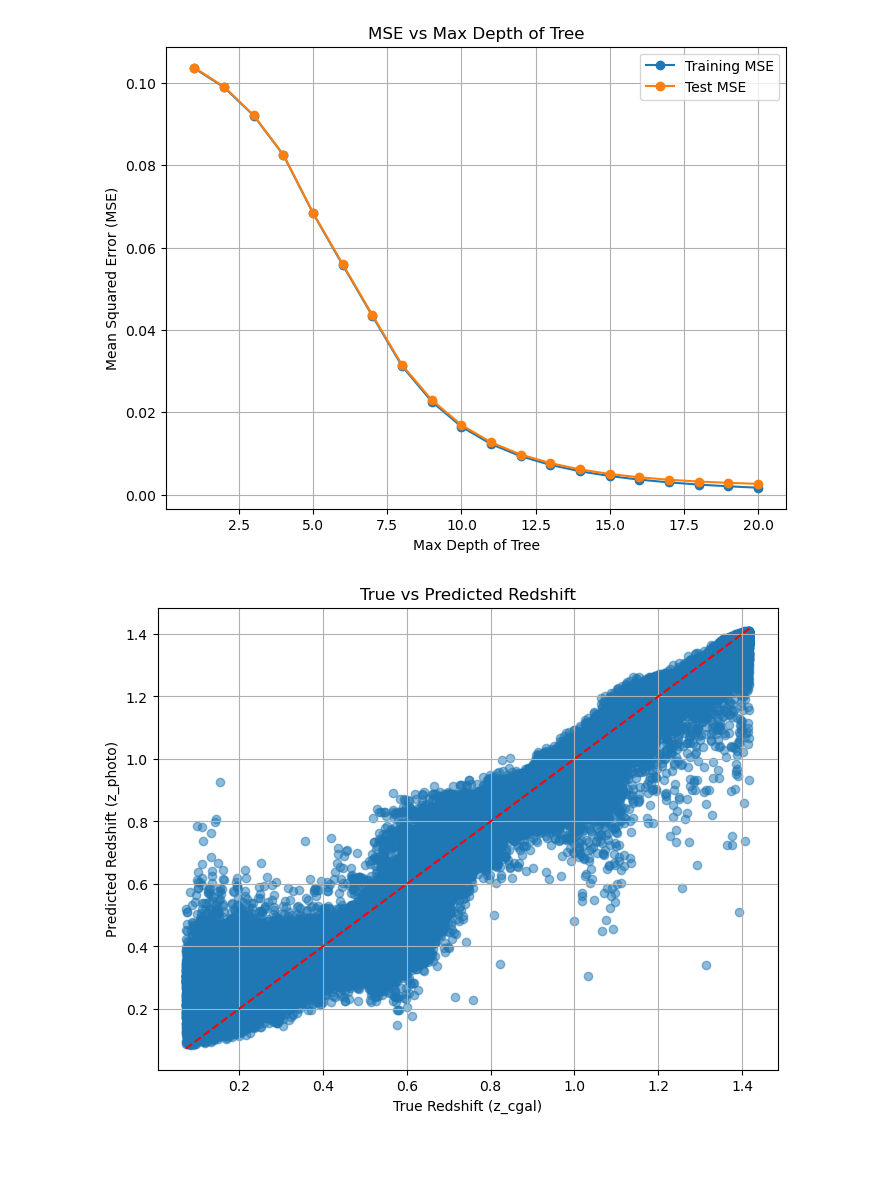
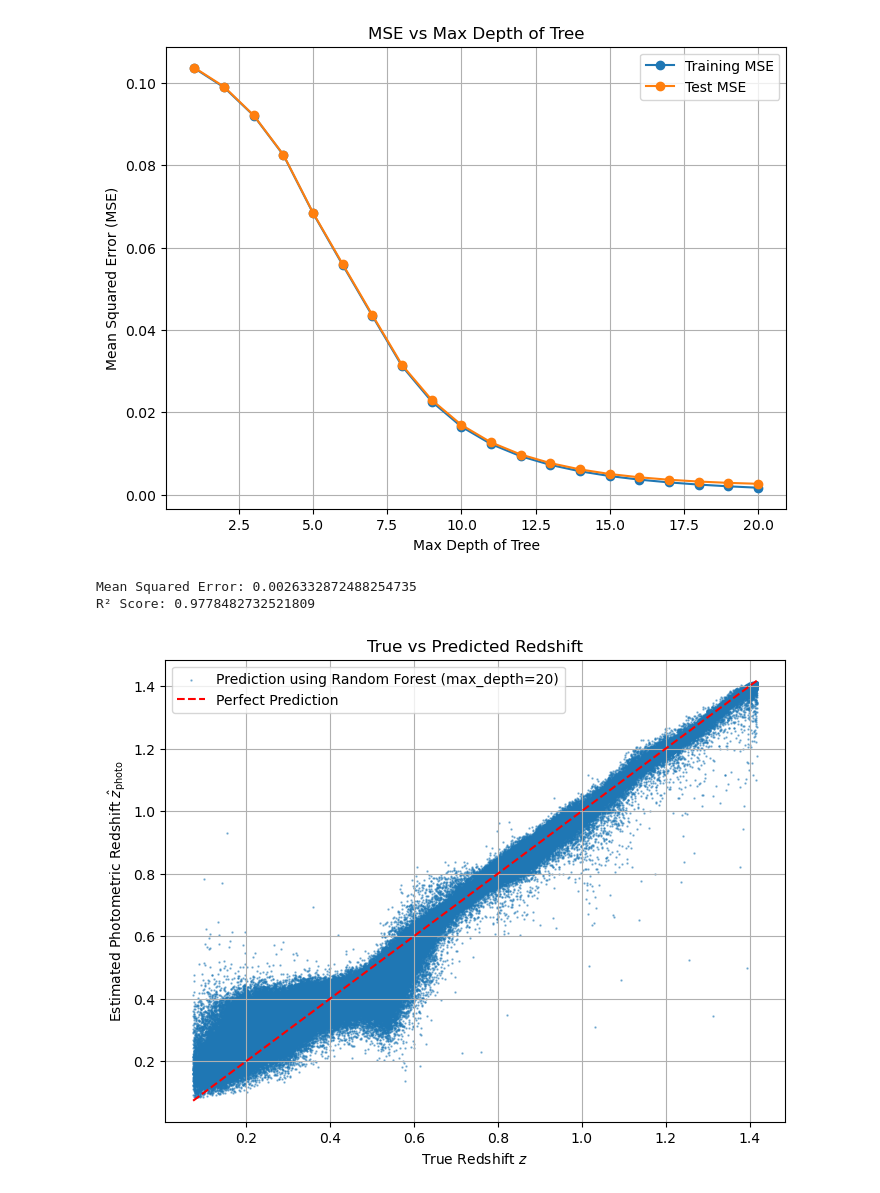
Before and after one commit to Rintaro0406/inlabru_nbody, a Jupyter notebook: notebooks/micecat2_random_forest_photoz.ipynb, the cells around one changed output. Saved outputs shown, nothing was run; the diff lists cells and outputs as text; code cells hidden in the pictures; blank space fills up the shorter version.

```diff
--- a/notebooks/micecat2_random_forest_photoz.ipynb
+++ b/notebooks/micecat2_random_forest_photoz.ipynb
@@ -179,18 +179,42 @@ plt.savefig("/Users/r.kanaki/code/inlabru_nbody/output/Random_Forest/MSE_vs_Max_
 plt.show()
 # %% [output]
 [figure]
+# %%
+# Standize the features
+X = (X - X.mean()) / X.std()
+# Train-test split
+X_train, X_test, y_train, y_test = train_test_split(X, y, test_size=0.2, random_state=42)
+
+# Build and train the Random Forest model
+rf = RandomForestRegressor(n_estimators=100, max_depth=20, random_state=42)
+rf.fit(X_train, y_train)
+
+# Predictions
+y_pred = rf.predict(X_test)
+
+# Evaluate the model
+mse = mean_squared_error(y_test, y_pred)
+r2 = r2_score(y_test, y_pred)
+
+print(f"Mean Squared Error: {mse}")
+print(f"R² Score: {r2}")
+# %% [output]
+Mean Squared Error: 0.0026332872488254735
+R² Score: 0.9778482732521809
 # %%
 # Scatter plot of true vs predicted redshift
 plt.figure(figsize=(8, 6))
-plt.scatter(y_test, y_pred, alpha=0.5)
-plt.plot([y_test.min(), y_test.max()], [y_test.min(), y_test.max()], 'r--')  # Diagonal line
-plt.xlabel("True Redshift (z_cgal)")
-plt.ylabel("Predicted Redshift (z_photo)")
+plt.scatter(y_test, y_pred, alpha=0.5, s=0.5)
+plt.plot([y_test.min(), y_test.max()], [y_test.min(), y_test.max()], 'r--', label="Perfect Prediction")  # Diagonal line
+plt.xlabel(r"True Redshift $z$")
+plt.ylabel(r"Estimated Photometric Redshift $\hat{z}_\text{photo}$")
 plt.title("True vs Predicted Redshift")
+plt.legend(["Prediction using Random Forest (max_depth=20)","Perfect Prediction"])
 plt.grid()
+plt.savefig("/Users/r.kanaki/code/inlabru_nbody/output/Random_Forest/true_vs_predicted_redshift.png")
 plt.show()
 # %% [output]
-[figure, old version]
+[figure, new version]
 # %%
 # Histogram of redshift differences
 delta_z = y_test - y_pred
```
Also changed, not shown: parts of 3 cells of this notebook, 4 other files.
